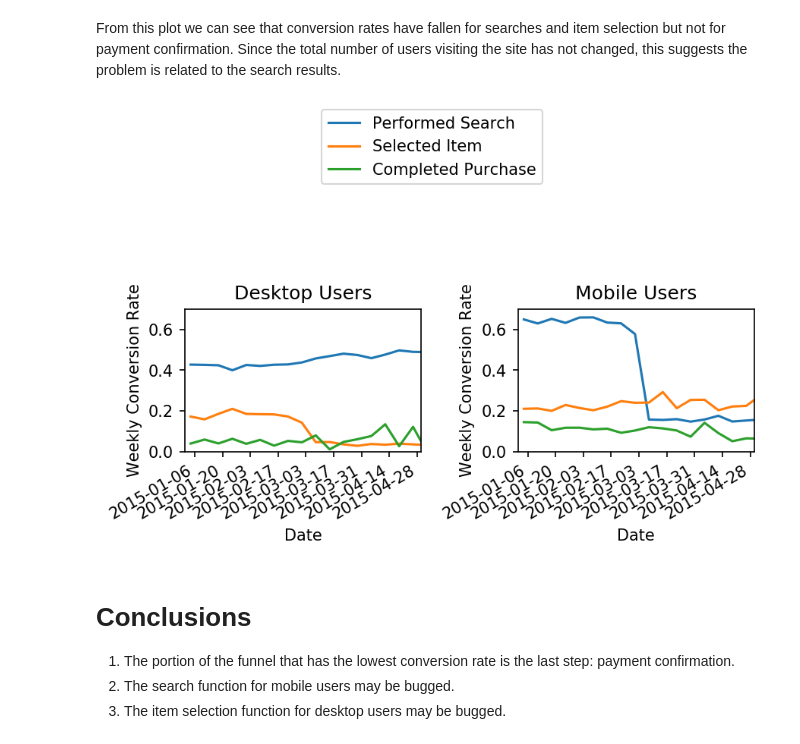
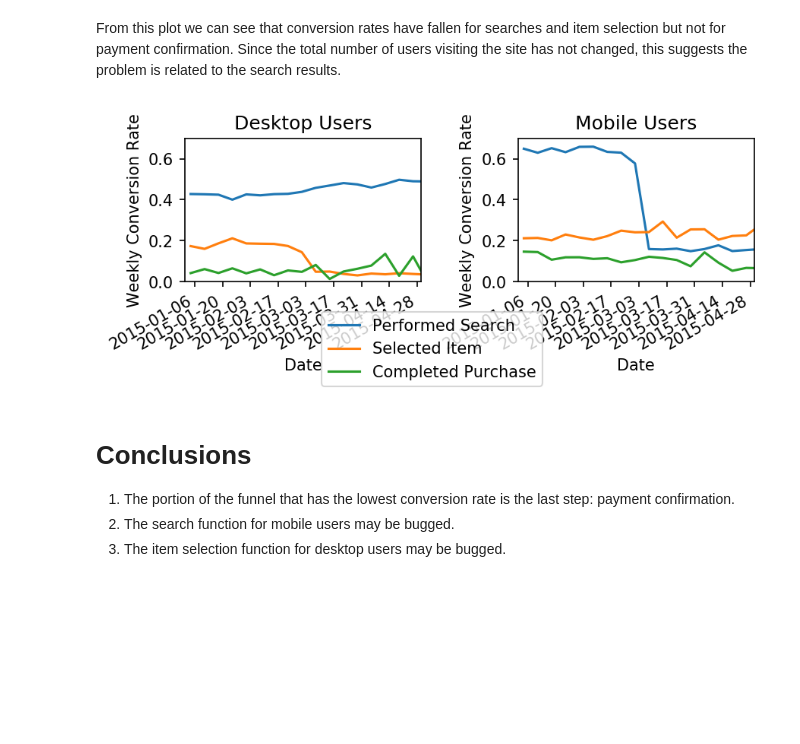
Before and after one commit to pavelbrodskiy/data_challenges, a Jupyter notebook: funnel_analysis/funnel_analysis.ipynb, the cells around one changed output. Cells and saved outputs as stored; diff of their text form; code cells hidden in the pictures; blank space fills up the shorter version.

Commit message:
Made plots

```diff
--- a/funnel_analysis/funnel_analysis.ipynb
+++ b/funnel_analysis/funnel_analysis.ipynb
@@ -276,35 +276,37 @@ plt.ylim([0,0.7])
 plt.title('Desktop Users')
 
 plt.subplot(2,2,4)
 df = df_users[df_users.device == 'Mobile']
 
 df = df.set_index(df['date'])
 df = df.sort_index()
 
 df_mean1 = df[['performed_search']].resample('1w').mean()
 df_mean2 = df[['selected_item']].resample('1w').mean()
 df_mean3 = df[['completed_purchase']].resample('1w').mean()
 df_mean = df_mean1.join(df_mean2).join(df_mean3)
 df_mean['completed_purchase'] = df_mean['completed_purchase'] / df_mean['selected_item']
 df_mean['selected_item'] = df_mean['selected_item'] / df_mean['performed_search']
 df_mean['date'] = df_mean.index
 
 ax = sns.lineplot(data=df_mean, x='date', y='performed_search', legend="full")
 ax = sns.lineplot(data=df_mean, x='date', y='selected_item', legend="full")
 ax = sns.lineplot(data=df_mean, x='date', y='completed_purchase', legend="full")
 
 # Make plot look nice
 plt.xlim([np.min(df_users.date), np.max(df_users.date)])
 fig.autofmt_xdate()
 plt.xlabel('Date')
 plt.ylabel('Weekly Conversion Rate')
 plt.ylim([0,0.7])
-fig.legend(labels=['Performed Search', 'Selected Item', 'Completed Purchase'], loc="upper center")
+fig.legend(labels=['Performed Search', 'Selected Item', 'Completed Purchase'], loc="lower center")
 plt.title('Mobile Users')
 
 plt.tight_layout()
+
+savefig('Device_Segmentation.png', dpi=600)
 # %% [output]
-[figure, old version]
+[figure, new version]
 # %% [markdown]
 # Conclusions
 1. The portion of the funnel that has the lowest conversion rate is the last step: payment confirmation.
```
Also changed, not shown: 1 other file.
